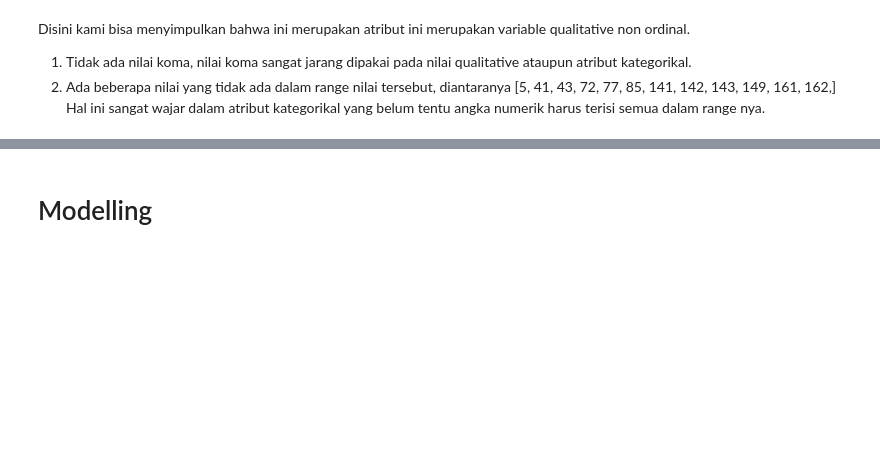
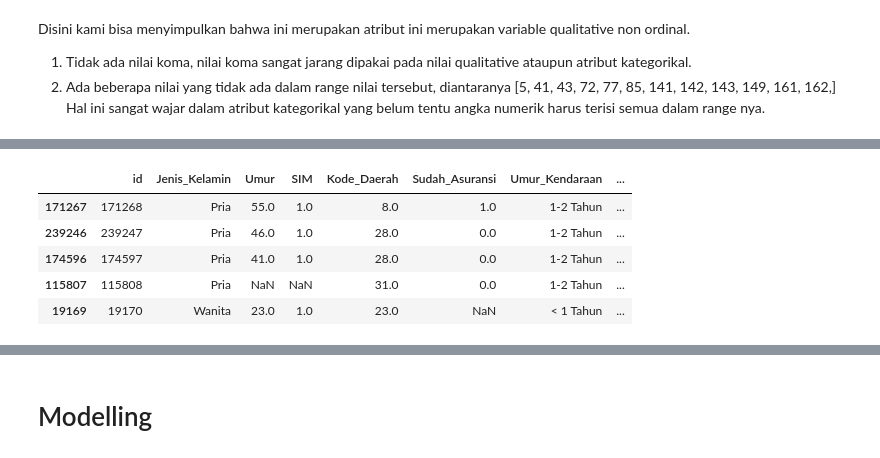
Before and after one commit to kaenova/Malin_Tubes2, a Jupyter notebook: notebooks/Malin_Tubes2_Pengumpulan.ipynb, the cells around one changed output, grey strips where cells are left out. Saved outputs shown, nothing was run; the diff lists cells and outputs as text; code cells hidden in the pictures; blank space fills up the shorter version.

```diff
--- a/notebooks/Malin_Tubes2_Pengumpulan.ipynb
+++ b/notebooks/Malin_Tubes2_Pengumpulan.ipynb
@@ -365 +500,13 @@ Berdasarkan eksplorasi data yang kita temukan kami menyimpulkan beberapa poin:
 Jangan lupa preprocessing data testing
+# %%
+df_preprocess_train = df_raw_train.copy()
+df_preprocess_test = df_raw_test.copy()
+# %%
+df_preprocess_train.sample(5)
+# %% [output]
+|  | id | Jenis_Kelamin | Umur | SIM | Kode_Daerah | Sudah_Asuransi | Umur_Kendaraan | ... |
+| 171267 | 171268 | Pria | 55.0 | 1.0 | 8.0 | 1.0 | 1-2 Tahun | ... |
+| 239246 | 239247 | Pria | 46.0 | 1.0 | 28.0 | 0.0 | 1-2 Tahun | ... |
+| 174596 | 174597 | Pria | 41.0 | 1.0 | 28.0 | 0.0 | 1-2 Tahun | ... |
+| 115807 | 115808 | Pria | NaN | NaN | 31.0 | 0.0 | 1-2 Tahun | ... |
+| 19169 | 19170 | Wanita | 23.0 | 1.0 | 23.0 | NaN | < 1 Tahun | ... |
```
Also changed, not shown: parts of 106 cells of this notebook, 3 other files.
